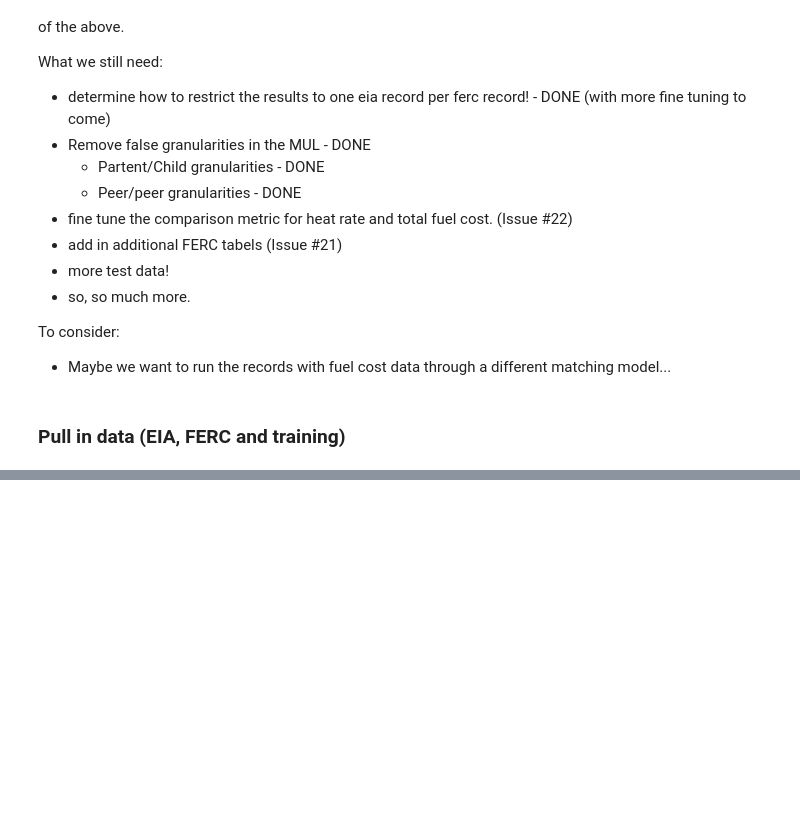
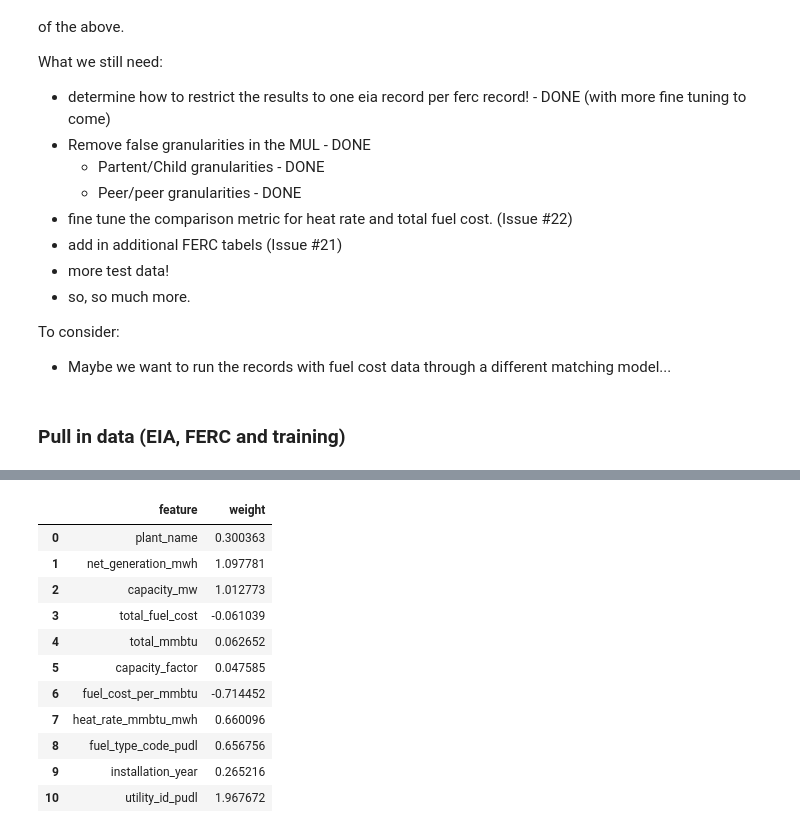
Before and after one commit to catalyst-cooperative/rmi-ferc1-eia, a Jupyter notebook: notebooks/connect_ferc1_to_eia.ipynb, the cells around one changed output, grey strips where cells are left out. Saved outputs shown, nothing was run; the diff lists cells and outputs as text; code cells hidden in the pictures; blank space fills up the shorter version.

```diff
--- a/notebooks/connect_ferc1_to_eia.ipynb
+++ b/notebooks/connect_ferc1_to_eia.ipynb
@@ -231,3 +143,22 @@ ties vs matches:        0.14
+# %%
+weights = pd.DataFrame(
+    data={'feature': matches.features_all.columns,
+          'weight': matches.coefs
+         })
+weights
+# %% [output]
+|  | feature | weight |
+| 0 | plant_name | 0.300363 |
+| 1 | net_generation_mwh | 1.097781 |
+| 2 | capacity_mw | 1.012773 |
+| 3 | total_fuel_cost | -0.061039 |
+| 4 | total_mmbtu | 0.062652 |
+| 5 | capacity_factor | 0.047585 |
+| 6 | fuel_cost_per_mmbtu | -0.714452 |
+| 7 | heat_rate_mmbtu_mwh | 0.660096 |
+| 8 | fuel_type_code_pudl | 0.656756 |
+| 9 | installation_year | 0.265216 |
+| 10 | utility_id_pudl | 1.967672 |
 # %%
 def plot_all_hist(all_df,results_df,murk_df, winners_df, range):
     if all_df is not None:
```
Also changed, not shown: parts of 34 cells of this notebook, 1 other file.
